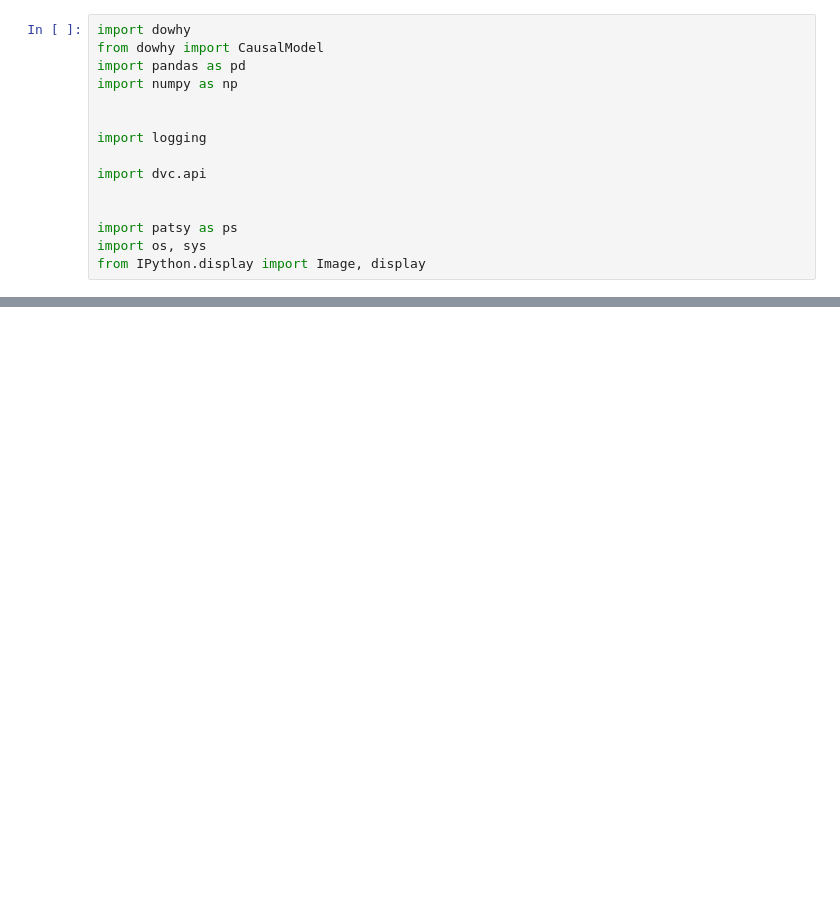
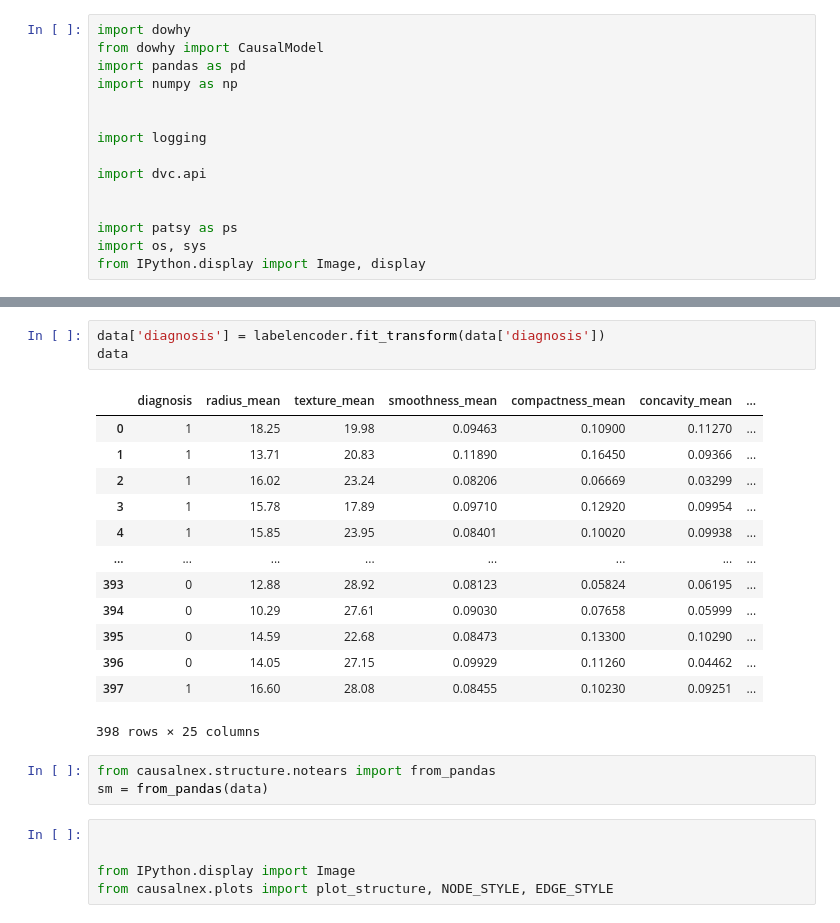
Before and after one commit to joluoch/causalinference, a Jupyter notebook: notebook/causual.ipynb, the cells around one changed output, grey strips where cells are left out. Cells and saved outputs as stored; diff of their text form; blank space fills up the shorter version.

```diff
--- a/notebook/causual.ipynb
+++ b/notebook/causual.ipynb
@@ -83,0 +62,25 @@ ValueError: The truth value of a DataFrame is ambiguous. Use a.empty, a.bool(),
+# %%
+data['diagnosis'] = labelencoder.fit_transform(data['diagnosis'])
+data
+# %% [output]
+|  | diagnosis | radius_mean | texture_mean | smoothness_mean | compactness_mean | concavity_mean | ... |
+| 0 | 1 | 18.25 | 19.98 | 0.09463 | 0.10900 | 0.11270 | ... |
+| 1 | 1 | 13.71 | 20.83 | 0.11890 | 0.16450 | 0.09366 | ... |
+| 2 | 1 | 16.02 | 23.24 | 0.08206 | 0.06669 | 0.03299 | ... |
+| 3 | 1 | 15.78 | 17.89 | 0.09710 | 0.12920 | 0.09954 | ... |
+| 4 | 1 | 15.85 | 23.95 | 0.08401 | 0.10020 | 0.09938 | ... |
+| ... | ... | ... | ... | ... | ... | ... | ... |
+| 393 | 0 | 12.88 | 28.92 | 0.08123 | 0.05824 | 0.06195 | ... |
+| 394 | 0 | 10.29 | 27.61 | 0.09030 | 0.07658 | 0.05999 | ... |
+| 395 | 0 | 14.59 | 22.68 | 0.08473 | 0.13300 | 0.10290 | ... |
+| 396 | 0 | 14.05 | 27.15 | 0.09929 | 0.11260 | 0.04462 | ... |
+| 397 | 1 | 16.60 | 28.08 | 0.08455 | 0.10230 | 0.09251 | ... |
+398 rows × 25 columns
+# %%
+from causalnex.structure.notears import from_pandas
+sm = from_pandas(data)
+# %%
+
+
+from IPython.display import Image
+from causalnex.plots import plot_structure, NODE_STYLE, EDGE_STYLE
```
Also changed, not shown: parts of 13 cells of this notebook, 6 other files.
